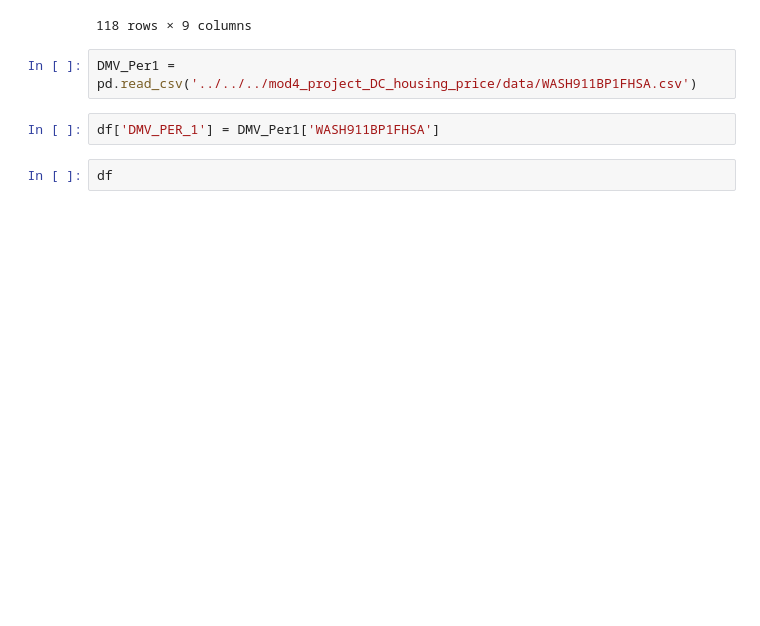
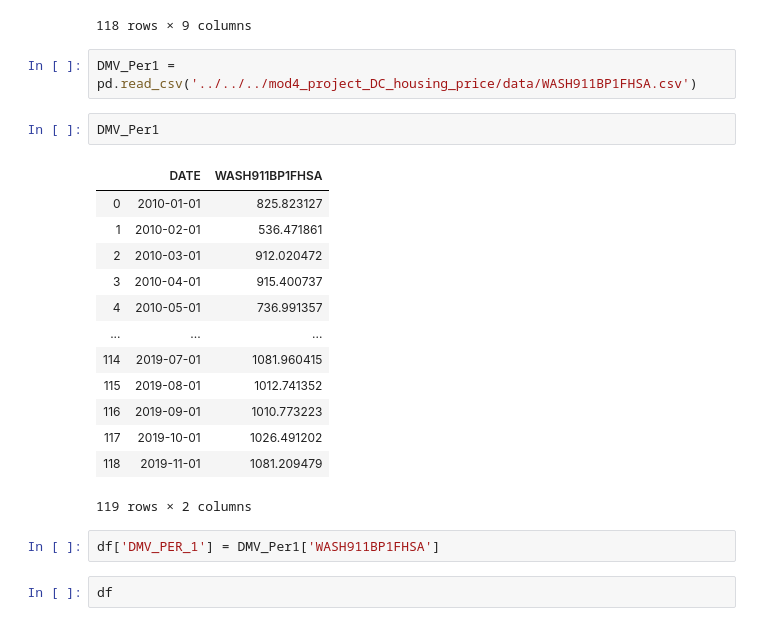
Before and after one commit to iuniorhsiung/mod4_project_DC_housing_price, a Jupyter notebook: python_folder/python file/ConstructingDataFrame.ipynb, the cells around one changed output. Saved outputs shown, nothing was run; the diff lists cells and outputs as text; blank space fills up the shorter version.

```diff
--- a/python_folder/python file/ConstructingDataFrame.ipynb
+++ b/python_folder/python file/ConstructingDataFrame.ipynb
@@ -165,6 +209,22 @@ df
 118 rows × 9 columns
 # %%
 DMV_Per1 = pd.read_csv('../../../mod4_project_DC_housing_price/data/WASH911BP1FHSA.csv')
+# %%
+DMV_Per1
+# %% [output]
+|  | DATE | WASH911BP1FHSA |
+| 0 | 2010-01-01 | 825.823127 |
+| 1 | 2010-02-01 | 536.471861 |
+| 2 | 2010-03-01 | 912.020472 |
+| 3 | 2010-04-01 | 915.400737 |
+| 4 | 2010-05-01 | 736.991357 |
+| ... | ... | ... |
+| 114 | 2019-07-01 | 1081.960415 |
+| 115 | 2019-08-01 | 1012.741352 |
+| 116 | 2019-09-01 | 1010.773223 |
+| 117 | 2019-10-01 | 1026.491202 |
+| 118 | 2019-11-01 | 1081.209479 |
+119 rows × 2 columns
 # %%
 df['DMV_PER_1'] = DMV_Per1['WASH911BP1FHSA']
 # %%
```
Also changed, not shown: parts of 6 cells of this notebook.
